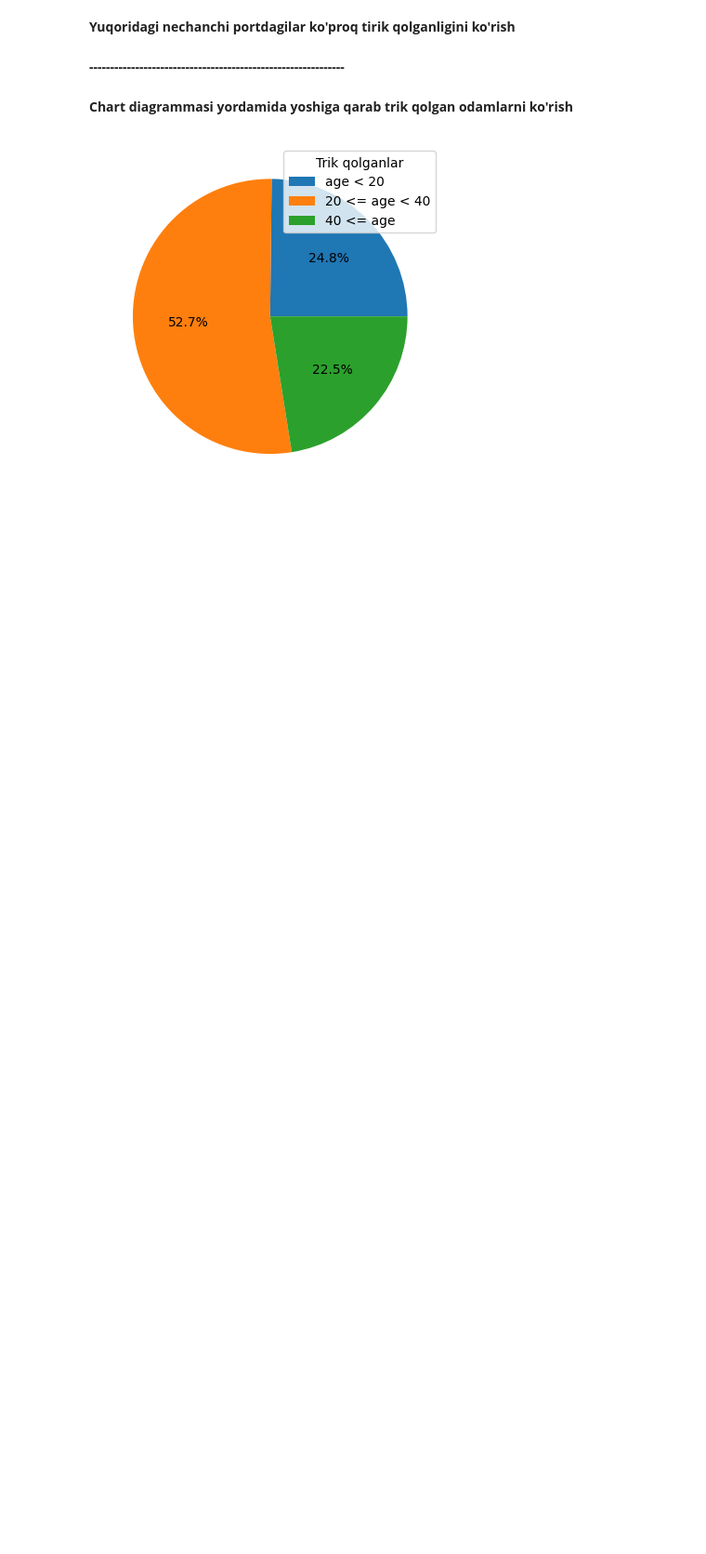
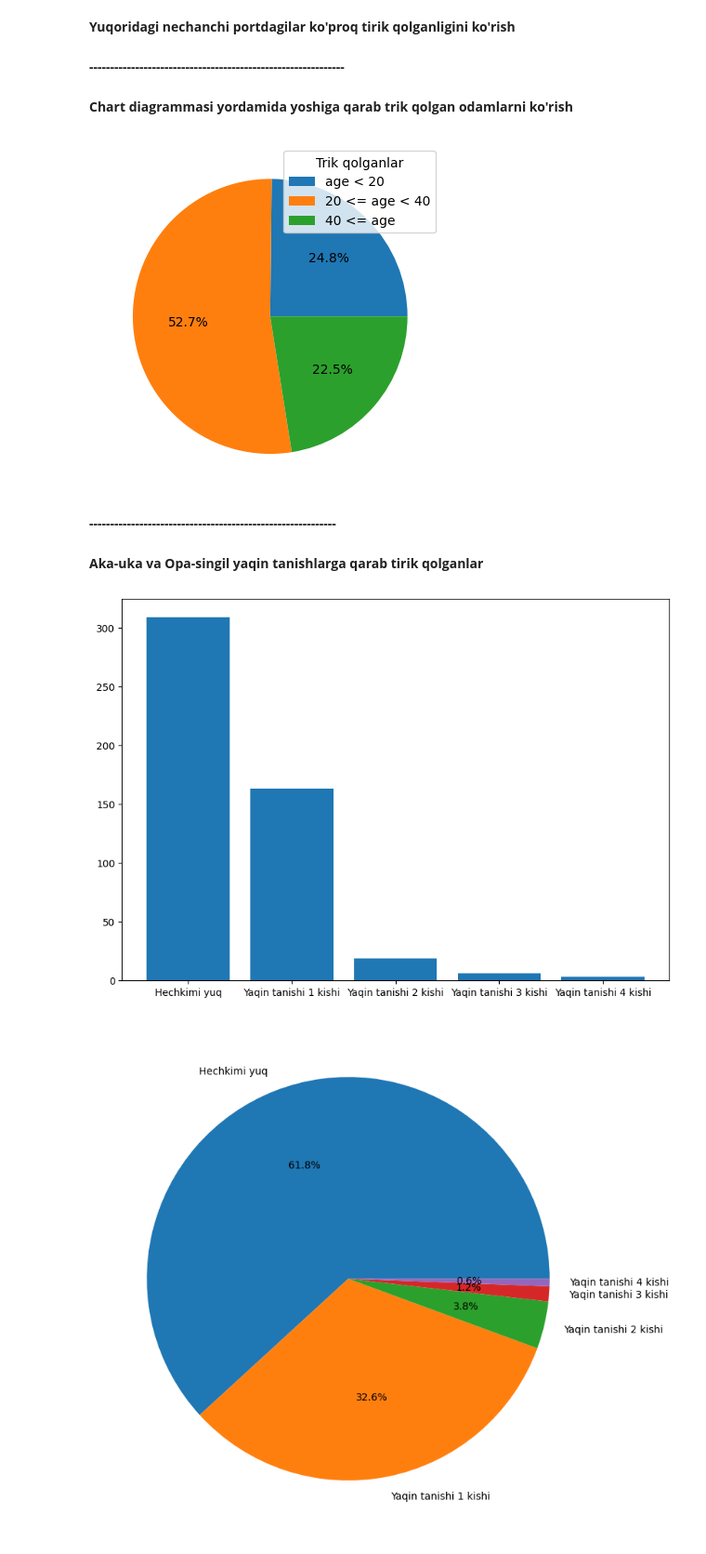
Before and after one commit to ElmurodMirzayev/Titanik_tahlil_qilish, a Jupyter notebook: main.ipynb, the cells around one changed output. Shown at 93% size. Cells and saved outputs as stored; diff of their text form; code cells hidden in the pictures; blank space fills up the shorter version.

```diff
--- a/main.ipynb
+++ b/main.ipynb
@@ -50,3 +69,27 @@ plt.legend(ages, loc='upper right', title='Trik qolganlar')
 plt.show()
 # %% [output]
 [figure]
+# %% [markdown]
+**-----------------------------------------------------------**
+# %% [markdown]
+**Aka-uka va Opa-singil yaqin tanishlarga qarab tirik qolganlar**
+# %%
+len_sibsp_0_alive = len(data[(data["sibsp"] == 0) & (data["survived"] == 1)])
+len_sibsp_1_alive = len(data[(data["sibsp"] == 1) & (data["survived"] == 1)])
+len_sibsp_2_alive = len(data[(data["sibsp"] == 2) & (data["survived"] == 1)])
+len_sibsp_3_alive = len(data[(data["sibsp"] == 3) & (data["survived"] == 1)])
+len_sibsp_4_alive = len(data[(data["sibsp"] == 4) & (data["survived"] == 1)])
+
+values = [len_sibsp_0_alive, len_sibsp_1_alive, len_sibsp_2_alive, len_sibsp_3_alive, len_sibsp_4_alive]
+labels = ["Hechkimi yuq", "Yaqin tanishi 1 kishi", "Yaqin tanishi 2 kishi", "Yaqin tanishi 3 kishi", "Yaqin tanishi 4 kishi"]
+
+plt.figure(figsize=(10, 7))
+plt.bar(labels, values)
+plt.show()
+
+plt.figure(figsize=(9, 9))
+plt.pie(values, labels=labels, autopct='%1.1f%%')
+plt.show()
+# %% [output]
+[figure, added]
+[figure, added]
```
Also changed, not shown: parts of 4 cells of this notebook.
